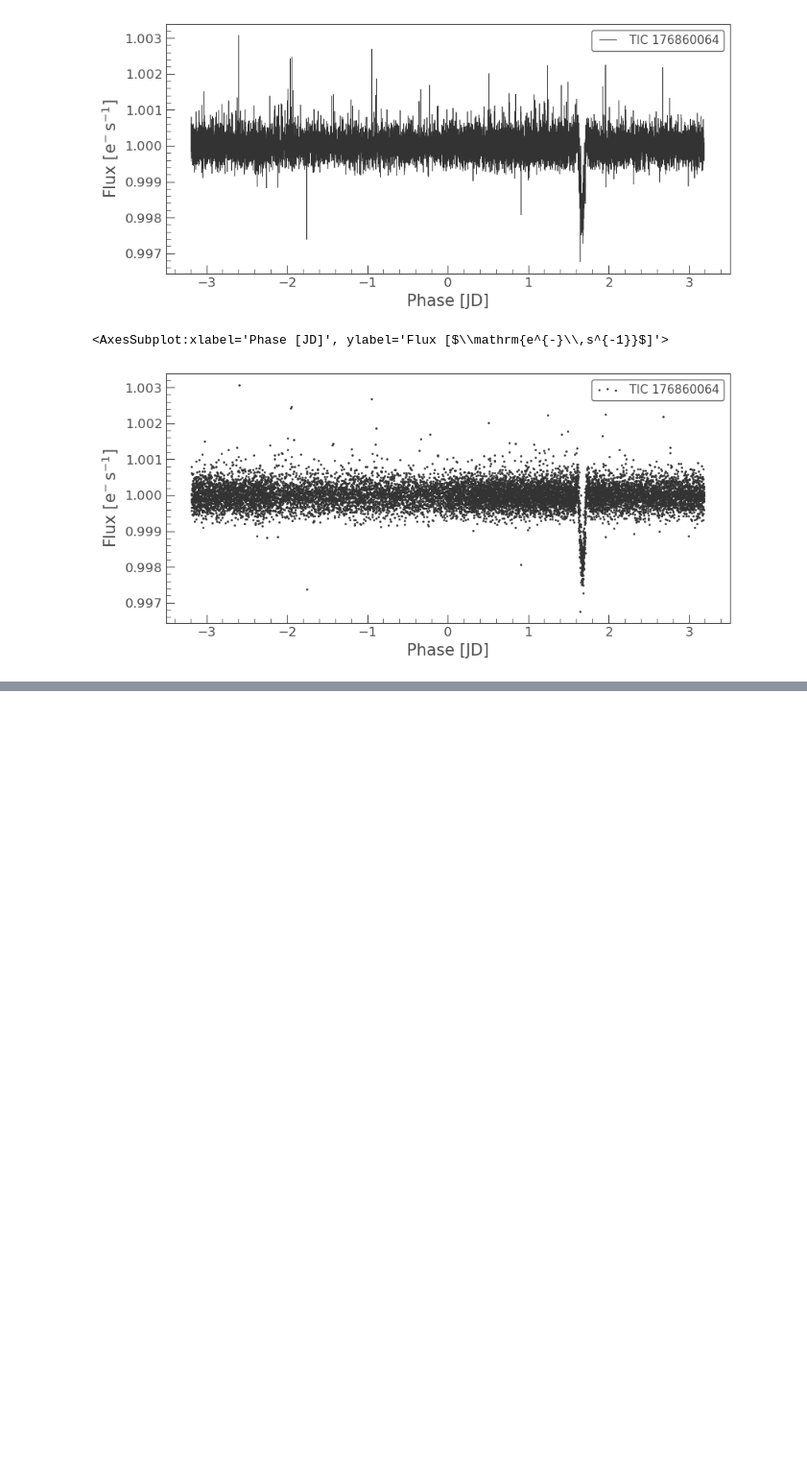
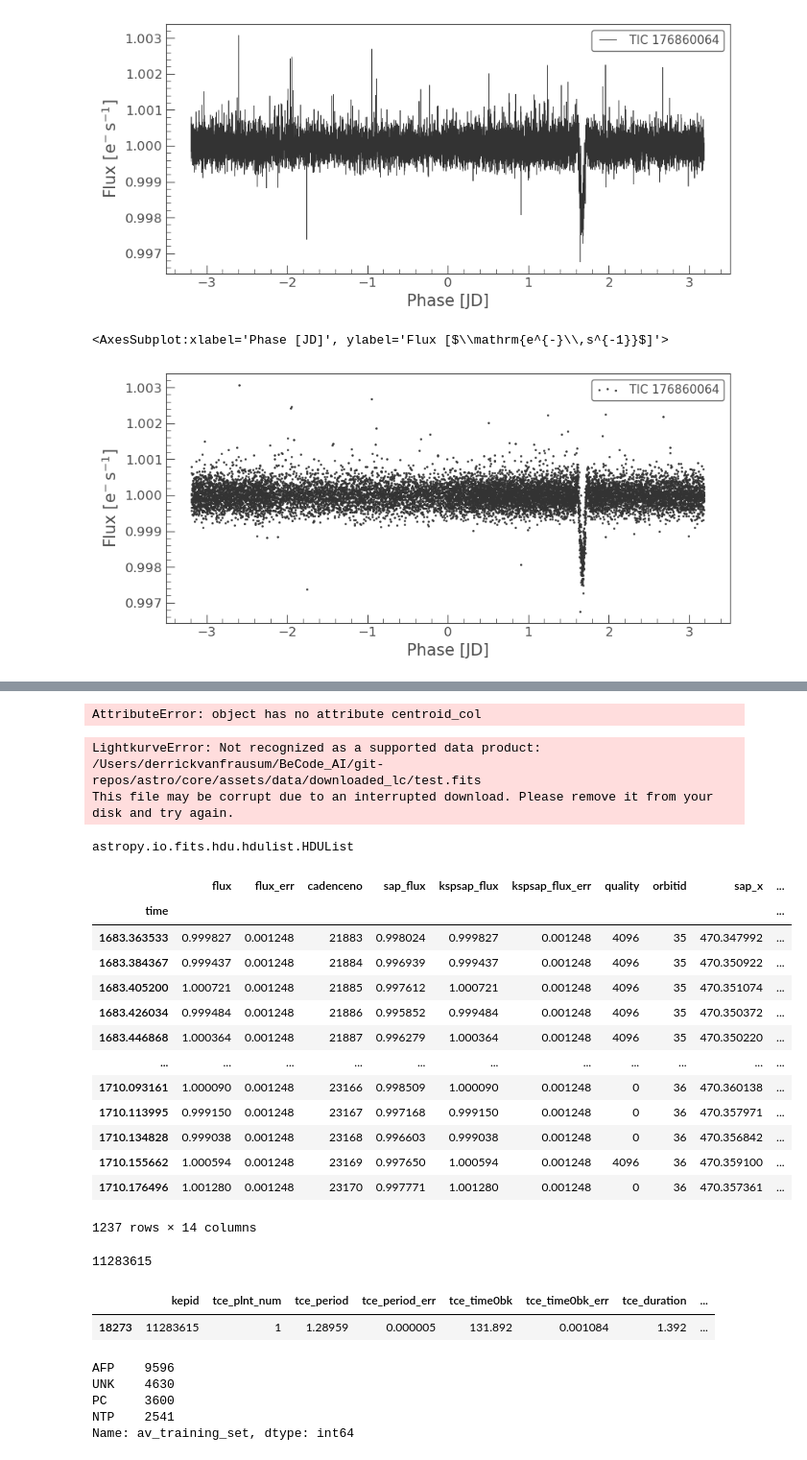
Before and after one commit to DerrickDDInAI/astro, a Jupyter notebook: core/build_db.ipynb, the cells around one changed output, grey strips where cells are left out. Shown at 96% size. Drawn from its saved outputs; the diff is of its cells as text; code cells hidden in the pictures; blank space fills up the shorter version.

```diff
--- a/core/build_db.ipynb
+++ b/core/build_db.ipynb
@@ -516,0 +552,16 @@ FoldedLightCurve length=13197 LABEL="TIC 176860064" SECTOR=17 AUTHOR=SPOC
+# %%
+lc.to_fits(path=path, overwrite=True)
+# %% [output]
+AttributeError: object has no attribute centroid_col
+# %%
+lk.open("/Users/derrickvanfrausum/BeCode_AI/git-repos/astro/core/assets/data/downloaded_lc/test.fits")
+# %% [output]
+LightkurveError: Not recognized as a supported data product:
+/Users/derrickvanfrausum/BeCode_AI/git-repos/astro/core/assets/data/downloaded_lc/test.fits
+This file may be corrupt due to an interrupted download. Please remove it from your disk and try again.
+# %%
+from astropy.io import fits
+hdu = fits.open('/Users/derrickvanfrausum/BeCode_AI/git-repos/astro/core/assets/data/downloaded_lc/test.fits')
+type(hdu)
+# %% [output]
+astropy.io.fits.hdu.hdulist.HDUList
@@ -516,0 +571,17 @@ FoldedLightCurve length=13197 LABEL="TIC 176860064" SECTOR=17 AUTHOR=SPOC
+# %%
+lc.to_pandas()
+# %% [output]
+|  | flux | flux_err | cadenceno | sap_flux | kspsap_flux | kspsap_flux_err | quality | orbitid | sap_x | ... |
+| time |  |  |  |  |  |  |  |  |  | ... |
+| 1683.363533 | 0.999827 | 0.001248 | 21883 | 0.998024 | 0.999827 | 0.001248 | 4096 | 35 | 470.347992 | ... |
+| 1683.384367 | 0.999437 | 0.001248 | 21884 | 0.996939 | 0.999437 | 0.001248 | 4096 | 35 | 470.350922 | ... |
+| 1683.405200 | 1.000721 | 0.001248 | 21885 | 0.997612 | 1.000721 | 0.001248 | 4096 | 35 | 470.351074 | ... |
+| 1683.426034 | 0.999484 | 0.001248 | 21886 | 0.995852 | 0.999484 | 0.001248 | 4096 | 35 | 470.350372 | ... |
+| 1683.446868 | 1.000364 | 0.001248 | 21887 | 0.996279 | 1.000364 | 0.001248 | 4096 | 35 | 470.350220 | ... |
+| ... | ... | ... | ... | ... | ... | ... | ... | ... | ... | ... |
+| 1710.093161 | 1.000090 | 0.001248 | 23166 | 0.998509 | 1.000090 | 0.001248 | 0 | 36 | 470.360138 | ... |
+| 1710.113995 | 0.999150 | 0.001248 | 23167 | 0.997168 | 0.999150 | 0.001248 | 0 | 36 | 470.357971 | ... |
+| 1710.134828 | 0.999038 | 0.001248 | 23168 | 0.996603 | 0.999038 | 0.001248 | 0 | 36 | 470.356842 | ... |
+| 1710.155662 | 1.000594 | 0.001248 | 23169 | 0.997650 | 1.000594 | 0.001248 | 4096 | 36 | 470.359100 | ... |
+| 1710.176496 | 1.001280 | 0.001248 | 23170 | 0.997771 | 1.001280 | 0.001248 | 0 | 36 | 470.357361 | ... |
+1237 rows × 14 columns
@@ -516,0 +590,17 @@ FoldedLightCurve length=13197 LABEL="TIC 176860064" SECTOR=17 AUTHOR=SPOC
+# %%
+print(lc.meta['TARGETID'])
+# %% [output]
+11283615
+# %%
+kepler_tce.loc[kepler_tce.kepid == 11283615]
+# %% [output]
+|  | kepid | tce_plnt_num | tce_period | tce_period_err | tce_time0bk | tce_time0bk_err | tce_duration | ... |
+| 18273 | 11283615 | 1 | 1.28959 | 0.000005 | 131.892 | 0.001084 | 1.392 | ... |
+# %%
+kepler_tce.av_training_set.value_counts()
+# %% [output]
+AFP    9596
+UNK    4630
+PC     3600
+NTP    2541
+Name: av_training_set, dtype: int64
```
Also changed, not shown: parts of 11 cells of this notebook, 1 other file.
